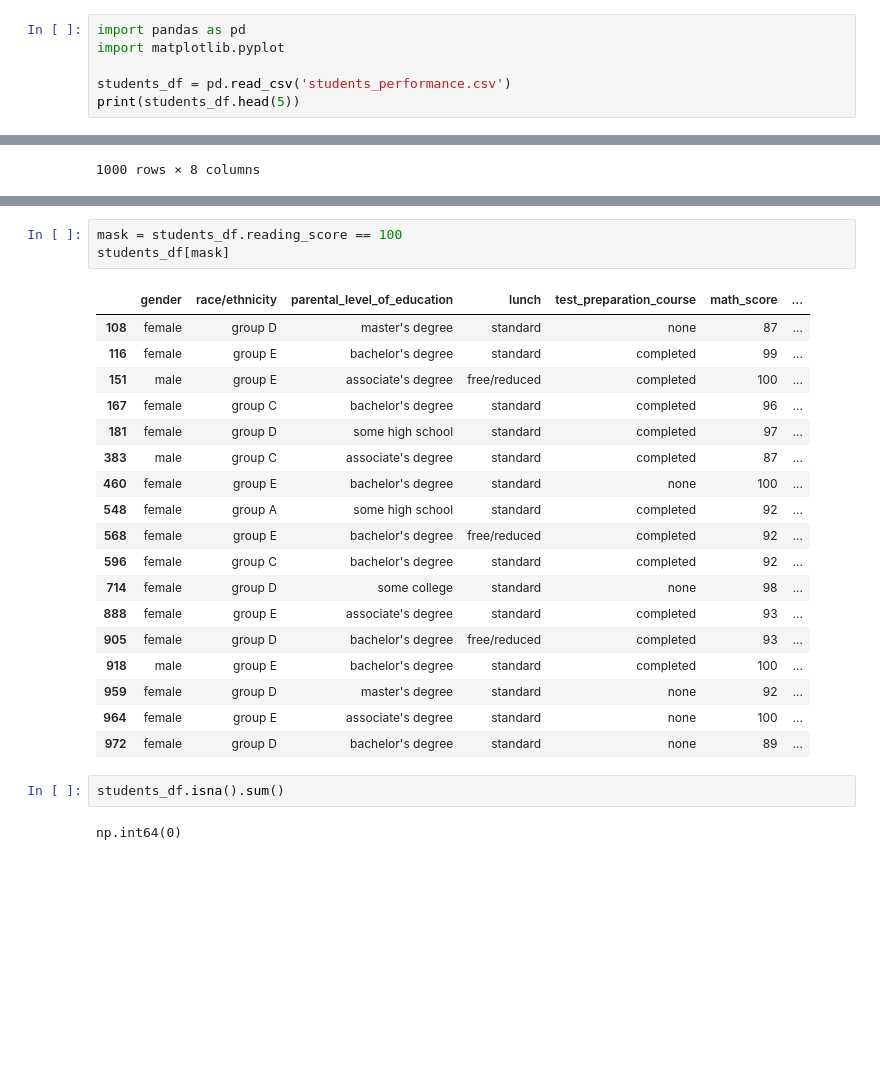
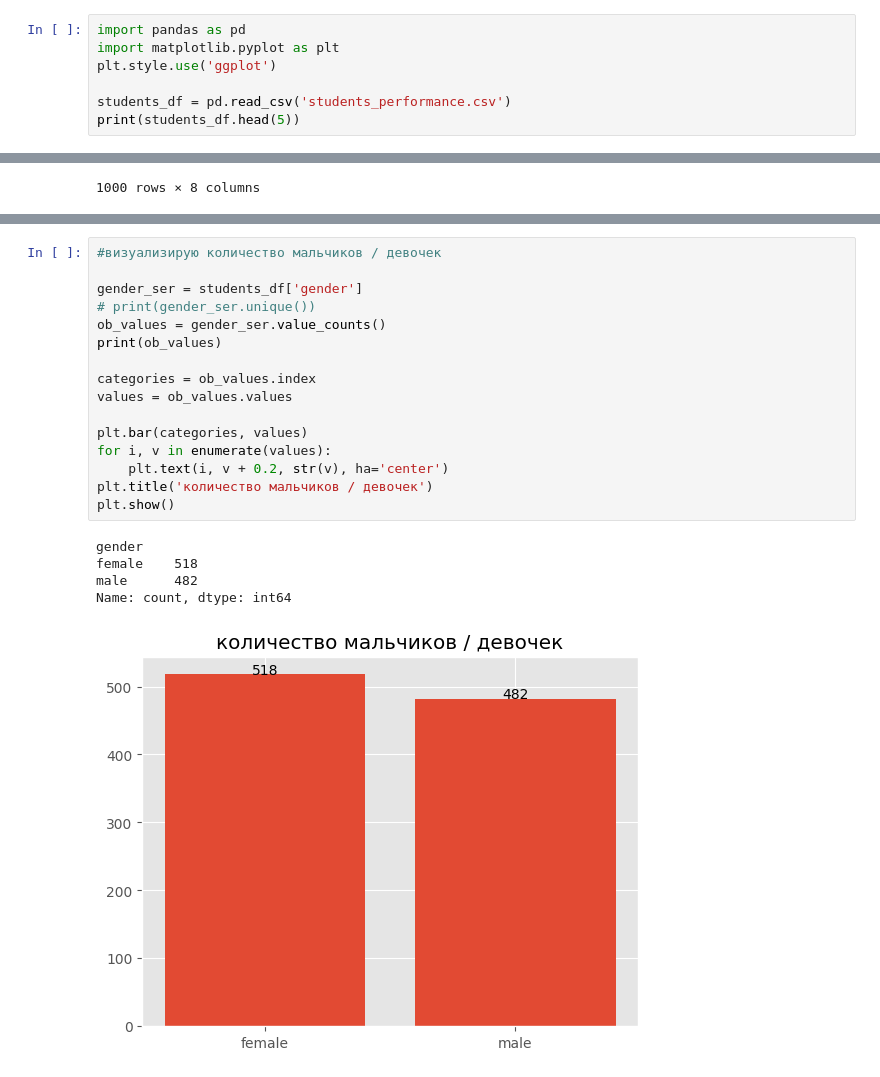
Before and after one commit to AntonLihtar/python_starter, a Jupyter notebook: padas_data1/main.ipynb, the cells around one changed output, grey strips where cells are left out. Cells and saved outputs as stored; diff of their text form; blank space fills up the shorter version.

```diff
--- a/padas_data1/main.ipynb
+++ b/padas_data1/main.ipynb
@@ -1,6 +1,7 @@
 # %%
 import pandas as pd
-import matplotlib.pyplot
+import matplotlib.pyplot as plt
+plt.style.use('ggplot')
 
 students_df = pd.read_csv('students_performance.csv')
 print(students_df.head(5))
@@ -78,26 +90,22 @@ else:
-# %%
-mask = students_df.reading_score == 100
-students_df[mask]
-# %% [output]
-|  | gender | race/ethnicity | parental_level_of_education | lunch | test_preparation_course | math_score | ... |
-| 108 | female | group D | master's degree | standard | none | 87 | ... |
-| 116 | female | group E | bachelor's degree | standard | completed | 99 | ... |
-| 151 | male | group E | associate's degree | free/reduced | completed | 100 | ... |
-| 167 | female | group C | bachelor's degree | standard | completed | 96 | ... |
-| 181 | female | group D | some high school | standard | completed | 97 | ... |
-| 383 | male | group C | associate's degree | standard | completed | 87 | ... |
-| 460 | female | group E | bachelor's degree | standard | none | 100 | ... |
-| 548 | female | group A | some high school | standard | completed | 92 | ... |
-| 568 | female | group E | bachelor's degree | free/reduced | completed | 92 | ... |
-| 596 | female | group C | bachelor's degree | standard | completed | 92 | ... |
-| 714 | female | group D | some college | standard | none | 98 | ... |
-| 888 | female | group E | associate's degree | standard | completed | 93 | ... |
-| 905 | female | group D | bachelor's degree | free/reduced | completed | 93 | ... |
-| 918 | male | group E | bachelor's degree | standard | completed | 100 | ... |
-| 959 | female | group D | master's degree | standard | none | 92 | ... |
-| 964 | female | group E | associate's degree | standard | none | 100 | ... |
-| 972 | female | group D | bachelor's degree | standard | none | 89 | ... |
-# %%
-students_df.isna().sum()
-# %% [output]
-np.int64(0)
+# %%
+#визуализирую количество мальчиков / девочек
+
+gender_ser = students_df['gender']
+# print(gender_ser.unique())
+ob_values = gender_ser.value_counts()
+print(ob_values)
+
+categories = ob_values.index
+values = ob_values.values
+
+plt.bar(categories, values)
+for i, v in enumerate(values):
+    plt.text(i, v + 0.2, str(v), ha='center')
+plt.title('количество мальчиков / девочек')
+plt.show()
+# %% [output]
+gender
+female    518
+male      482
+Name: count, dtype: int64
+[figure, added]
```
Also changed, not shown: parts of 2 cells of this notebook.
